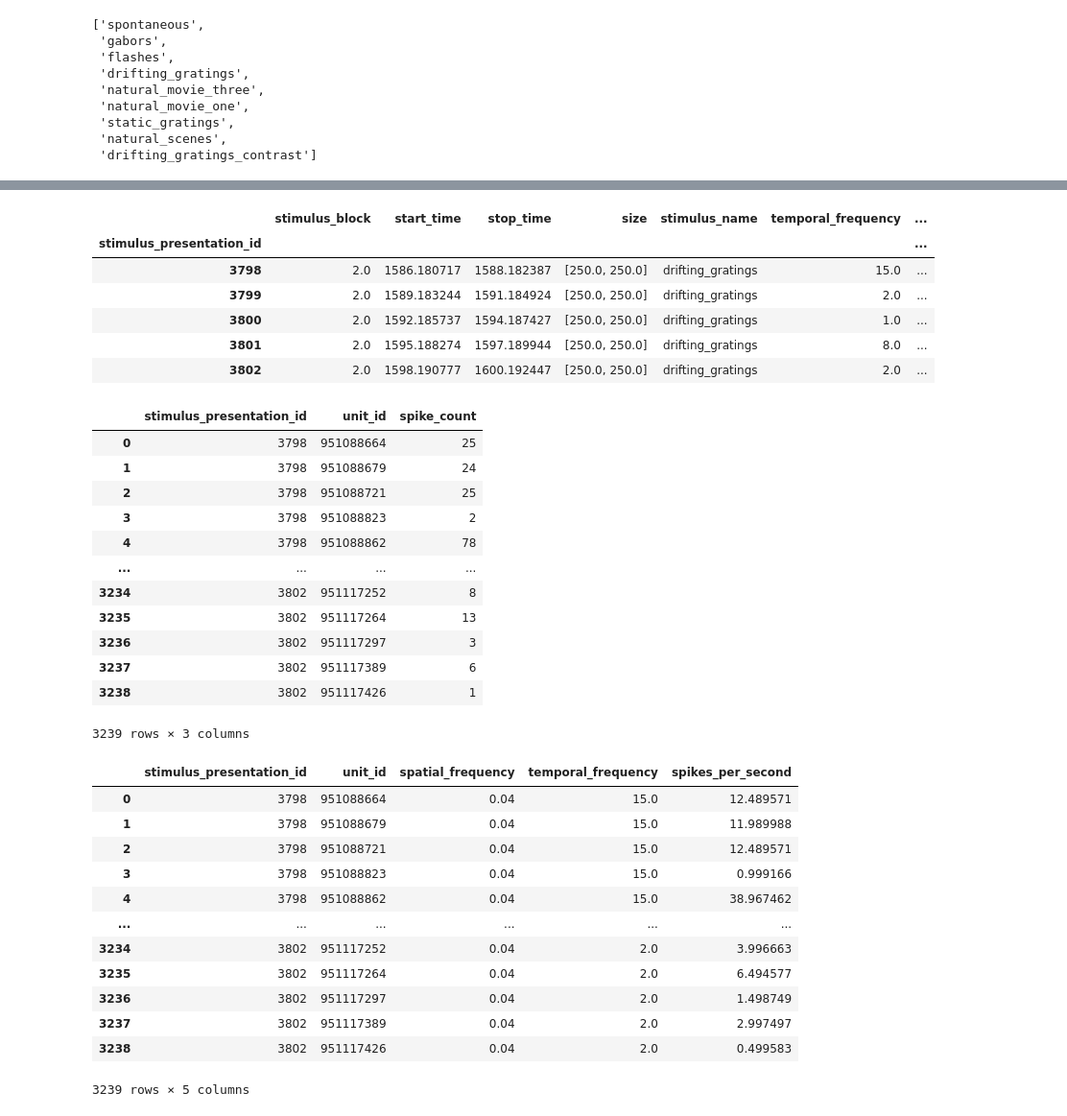
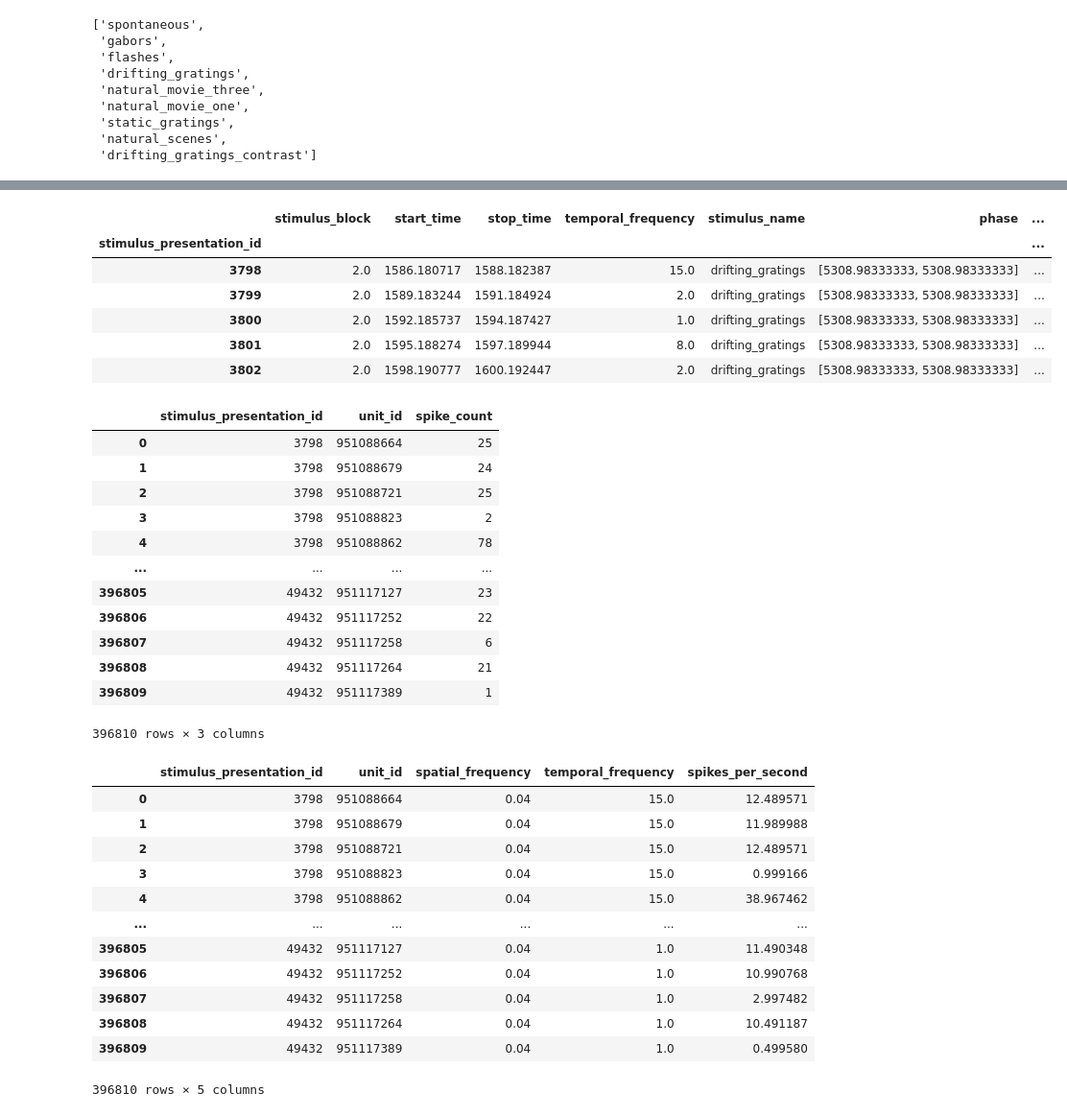
Before and after one commit to FilippoRonzino/mathematical-modelling-for-neuroscience, a Jupyter notebook: import_data.ipynb, the cells around one changed output, grey strips where cells are left out. Shown at 96% size. Drawn from its saved outputs; the diff is of its cells as text; code cells hidden in the pictures.

```diff
--- a/import_data.ipynb
+++ b/import_data.ipynb
@@ -72,14 +72,14 @@ oursession.get_stimulus_table().head()
 # %%
-stimuli_table = oursession.get_stimulus_table('drifting_gratings').head()
-stimuli_table
+stimuli_table = oursession.get_stimulus_table('drifting_gratings')
+stimuli_table.head()
 # %% [output]
-|  | stimulus_block | start_time | stop_time | size | stimulus_name | temporal_frequency | ... |
+|  | stimulus_block | start_time | stop_time | temporal_frequency | stimulus_name | phase | ... |
 | stimulus_presentation_id |  |  |  |  |  |  | ... |
-| 3798 | 2.0 | 1586.180717 | 1588.182387 | [250.0, 250.0] | drifting_gratings | 15.0 | ... |
-| 3799 | 2.0 | 1589.183244 | 1591.184924 | [250.0, 250.0] | drifting_gratings | 2.0 | ... |
-| 3800 | 2.0 | 1592.185737 | 1594.187427 | [250.0, 250.0] | drifting_gratings | 1.0 | ... |
-| 3801 | 2.0 | 1595.188274 | 1597.189944 | [250.0, 250.0] | drifting_gratings | 8.0 | ... |
-| 3802 | 2.0 | 1598.190777 | 1600.192447 | [250.0, 250.0] | drifting_gratings | 2.0 | ... |
+| 3798 | 2.0 | 1586.180717 | 1588.182387 | 15.0 | drifting_gratings | [5308.98333333, 5308.98333333] | ... |
+| 3799 | 2.0 | 1589.183244 | 1591.184924 | 2.0 | drifting_gratings | [5308.98333333, 5308.98333333] | ... |
+| 3800 | 2.0 | 1592.185737 | 1594.187427 | 1.0 | drifting_gratings | [5308.98333333, 5308.98333333] | ... |
+| 3801 | 2.0 | 1595.188274 | 1597.189944 | 8.0 | drifting_gratings | [5308.98333333, 5308.98333333] | ... |
+| 3802 | 2.0 | 1598.190777 | 1600.192447 | 2.0 | drifting_gratings | [5308.98333333, 5308.98333333] | ... |
 # %%
 stimuli_ids = stimuli_table.index
 # %%
@@ -98,12 +98,12 @@ spike_counts
 | 3 | 3798 | 951088823 | 2 |
 | 4 | 3798 | 951088862 | 78 |
 | ... | ... | ... | ... |
-| 3234 | 3802 | 951117252 | 8 |
-| 3235 | 3802 | 951117264 | 13 |
-| 3236 | 3802 | 951117297 | 3 |
-| 3237 | 3802 | 951117389 | 6 |
-| 3238 | 3802 | 951117426 | 1 |
+| 396805 | 49432 | 951117127 | 23 |
+| 396806 | 49432 | 951117252 | 22 |
+| 396807 | 49432 | 951117258 | 6 |
+| 396808 | 49432 | 951117264 | 21 |
+| 396809 | 49432 | 951117389 | 1 |
-3239 rows × 3 columns
+396810 rows × 3 columns
 # %%
 dataset = pd.merge(spike_counts, stimuli_table[['spatial_frequency', 'temporal_frequency', 'duration']], on='stimulus_presentation_id')
 dataset['spikes_per_second'] = dataset['spike_count'] / dataset['duration']
@@ -117,11 +117,11 @@ dataset
 | 3 | 3798 | 951088823 | 0.04 | 15.0 | 0.999166 |
 | 4 | 3798 | 951088862 | 0.04 | 15.0 | 38.967462 |
 | ... | ... | ... | ... | ... | ... |
-| 3234 | 3802 | 951117252 | 0.04 | 2.0 | 3.996663 |
-| 3235 | 3802 | 951117264 | 0.04 | 2.0 | 6.494577 |
-| 3236 | 3802 | 951117297 | 0.04 | 2.0 | 1.498749 |
-| 3237 | 3802 | 951117389 | 0.04 | 2.0 | 2.997497 |
-| 3238 | 3802 | 951117426 | 0.04 | 2.0 | 0.499583 |
+| 396805 | 49432 | 951117127 | 0.04 | 1.0 | 11.490348 |
+| 396806 | 49432 | 951117252 | 0.04 | 1.0 | 10.990768 |
+| 396807 | 49432 | 951117258 | 0.04 | 1.0 | 2.997482 |
+| 396808 | 49432 | 951117264 | 0.04 | 1.0 | 10.491187 |
+| 396809 | 49432 | 951117389 | 0.04 | 1.0 | 0.499580 |
-3239 rows × 5 columns
+396810 rows × 5 columns
 # %%
 dataset.to_csv(f'ourdata/dataset_session_{session}.csv', index=False)
```
Also changed, not shown: parts of 1 cell of this notebook, 1 other file.
